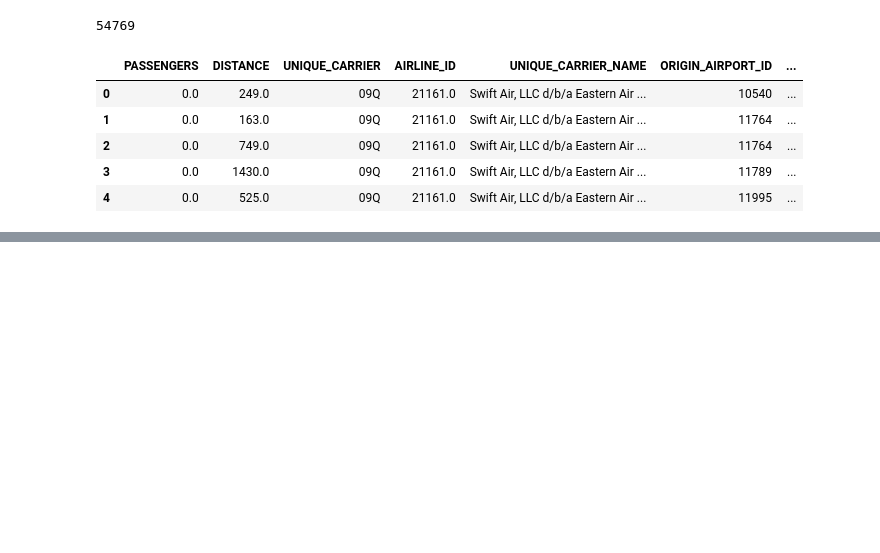
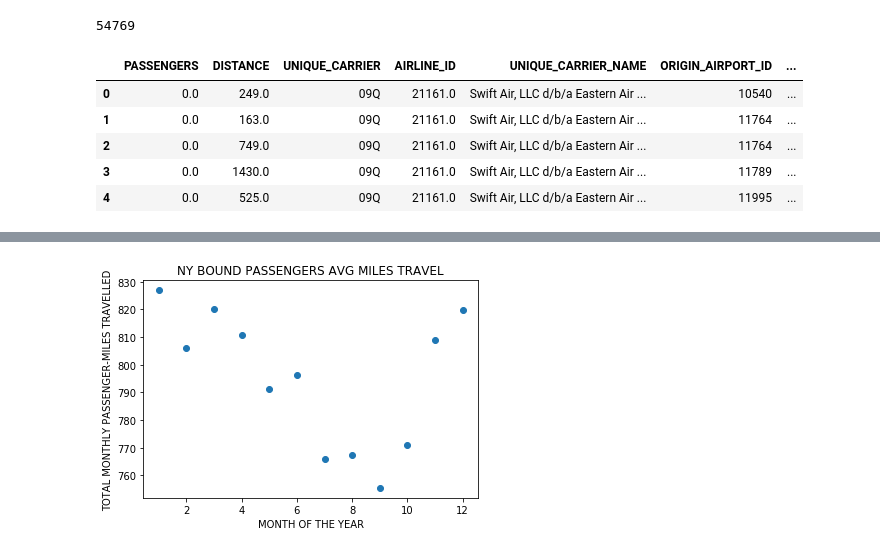
Before and after one commit to giolee88/FluTracker, a Jupyter notebook: Code/Population_AirTravel.ipynb, the cells around one changed output, grey strips where cells are left out. Cells and saved outputs as stored; diff of their text form; code cells hidden in the pictures; blank space fills up the shorter version.

```diff
--- a/Code/Population_AirTravel.ipynb
+++ b/Code/Population_AirTravel.ipynb
@@ -52,3 +52,6 @@ df_air.head()
 | 2 | 0.0 | 749.0 | 09Q | 21161.0 | Swift Air, LLC d/b/a Eastern Air ... | 11764 | ... |
 | 3 | 0.0 | 1430.0 | 09Q | 21161.0 | Swift Air, LLC d/b/a Eastern Air ... | 11789 | ... |
 | 4 | 0.0 | 525.0 | 09Q | 21161.0 | Swift Air, LLC d/b/a Eastern Air ... | 11995 | ... |
+# %%
+df_air_ny = df_air.loc[df_air['DEST_STATE_ABR']=='NY']
+len(df_air_ny)
@@ -54,0 +60,4 @@ df_air.head()
+# %%
+df_air_ny_grp = df_air_ny[['YEAR','MONTH','PASSENGERS','DISTANCE','ORIGIN','ORIGIN_CITY_NAME','ORIGIN_STATE_ABR','DEST','DEST_CITY_NAME','DEST_STATE_ABR']]
+
+df_air_ny_grp.head()
@@ -54,0 +71,6 @@ df_air.head()
+# %%
+df_air_ny_grp = df_air_ny_grp.groupby(['MONTH'])
+df_air_summary = pd.DataFrame(df_air_ny_grp[['PASSENGERS','DISTANCE']].mean())
+df_air_summary = df_air_summary.reset_index()
+df_air_summary.sort_values(by=['MONTH'],ascending=True)
+df_air_summary.head()
@@ -54,0 +84,8 @@ df_air.head()
+# %%
+plt.scatter(df_air_summary['MONTH'],df_air_summary['DISTANCE'])
+plt.xlabel('MONTH OF THE YEAR')
+plt.ylabel('TOTAL MONTHLY PASSENGER-MILES TRAVELLED')
+plt.title('NY BOUND PASSENGERS AVG MILES TRAVEL')
+plt.show()
+# %% [output]
+[figure, added]
```
Also changed, not shown: parts of 3 cells of this notebook.
